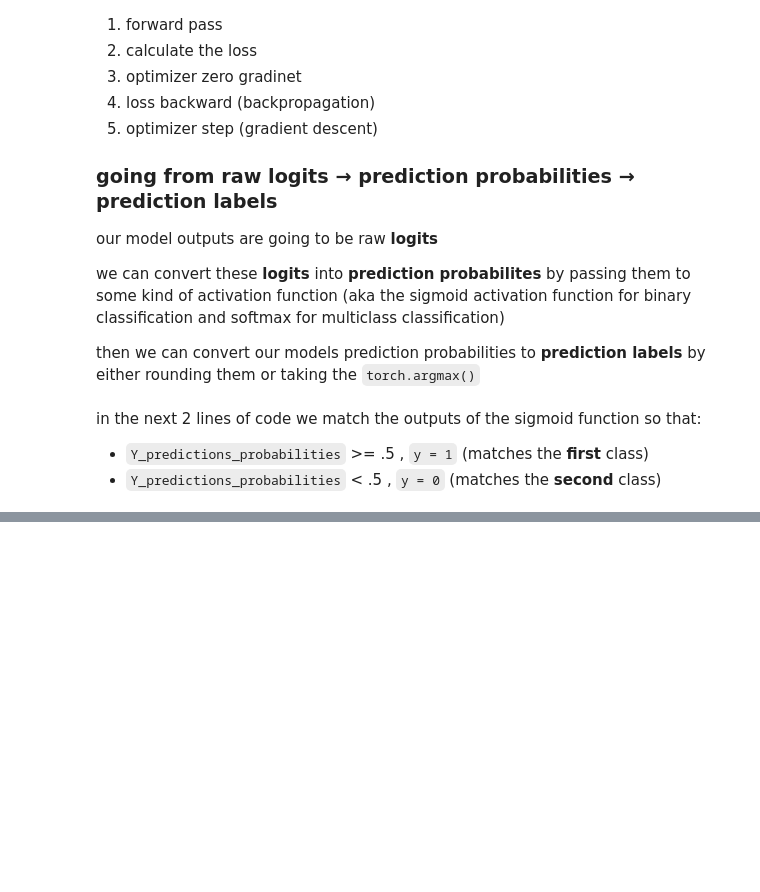
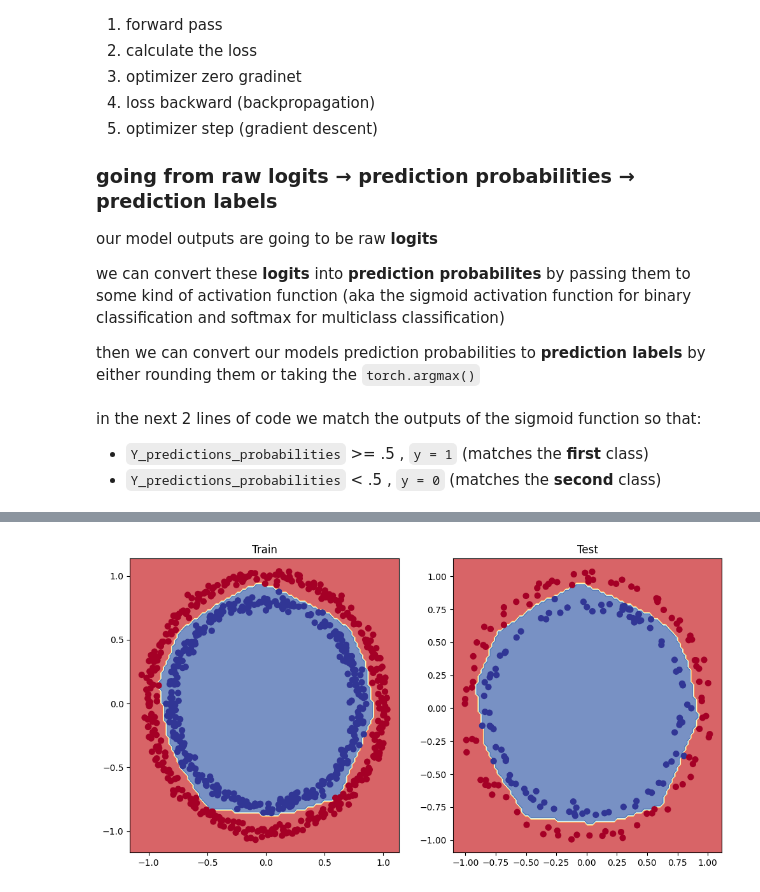
Before and after one commit to yizharf9/coding, a Jupyter notebook: python/models/circle_classification_model.ipynb, the cells around one changed output, grey strips where cells are left out. Cells and saved outputs as stored; diff of their text form; code cells hidden in the pictures; blank space fills up the shorter version.

```diff
--- a/python/models/circle_classification_model.ipynb
+++ b/python/models/circle_classification_model.ipynb
@@ -280,0 +504,14 @@ SyntaxError: invalid syntax (3871591459.py, line 1)
+# %%
+# creating and spliting the data in ratio 80% | 20%
+X,y = make_circles(1000,noise = .03,random_state=42)
+X_train,X_test,y_train,y_test = train_test_split(X,y,test_size=0.2,random_state=42)
+# = train_test_split(X,test_size=0.2,random_state=42)
+
+# converting the data into torch.tensor
+X_train = torch.tensor(X_train,dtype = torch.float).to(device)
+X_test = torch.tensor(X_test,dtype = torch.float).to(device)
+y_train = torch.tensor(y_train,dtype = torch.float).to(device)
+y_test = torch.tensor(y_test,dtype = torch.float).to(device)
+# X_train,X_test,y_train,y_test
+# len(X_train),len(X_test),len(y_train),len(y_test)
+X_train[:10],X_test[:10],y_train[:10],y_test[:10]
@@ -280,0 +547,10 @@ SyntaxError: invalid syntax (3871591459.py, line 1)
+# %%
+model_2 = circle_classification_Model_V3().to(device)
+model_2 = nn.Sequential(
+    nn.Linear(in_features=2,out_features=10),
+    nn.ReLU(),
+    nn.Linear(in_features=10,out_features=10),
+    nn.ReLU(),
+    nn.Linear(in_features=10,out_features=1)
+)
+model_2.state_dict()
@@ -280,0 +646,10 @@ SyntaxError: invalid syntax (3871591459.py, line 1)
+# %%
+plt.figure(figsize=(12,6))
+plt.subplot(1,2,1)
+plt.title("Train")
+plot_decision_boundary(model_2,X_train,y_train)
+plt.subplot(1,2,2)
+plt.title("Test")
+plot_decision_boundary(model_2,X_test,y_test)
+# %% [output]
+[figure, added]
```
Also changed, not shown: parts of 22 cells of this notebook.
